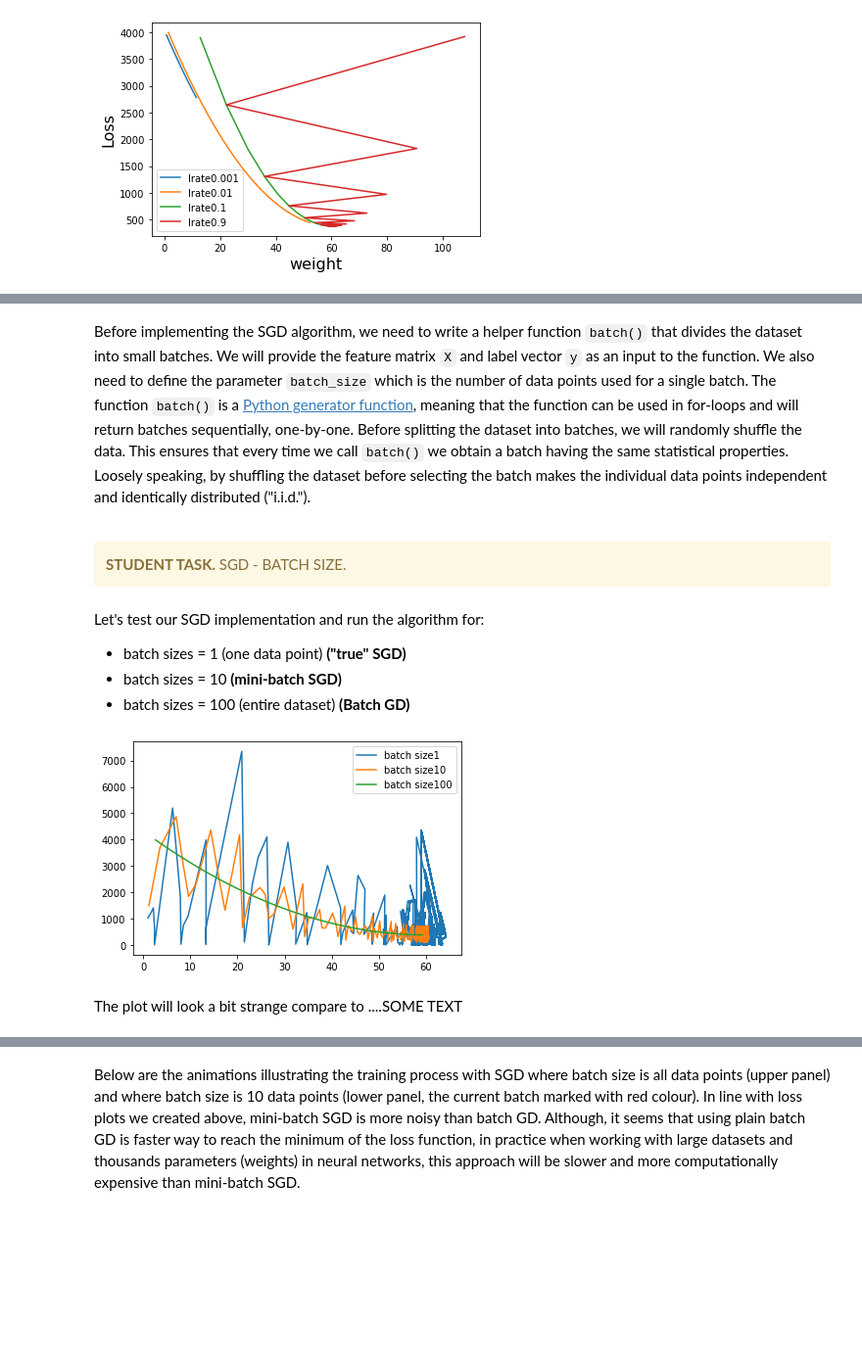
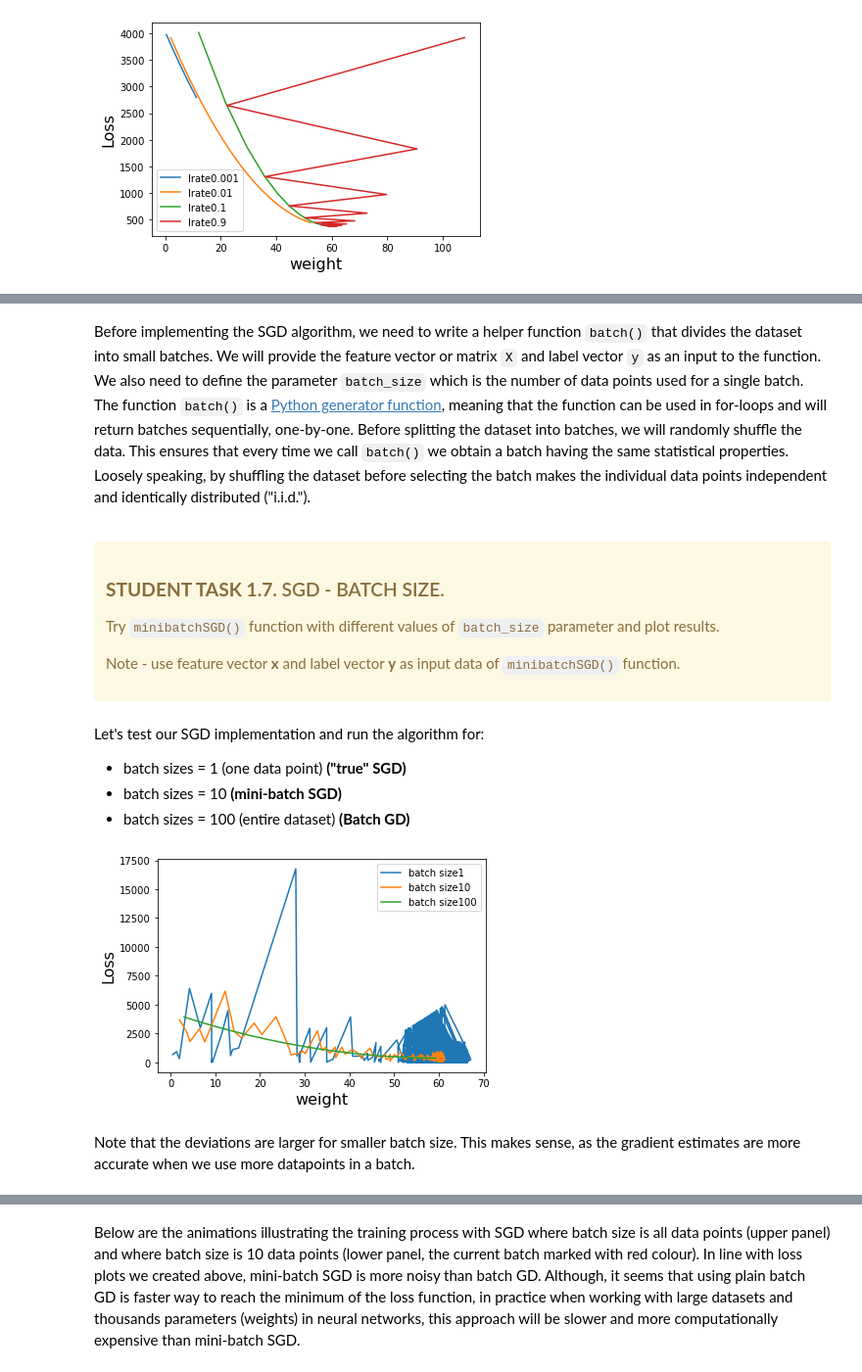
Before and after one commit to alexjungaalto/DeepLearningPython, a Jupyter notebook: source/Round1/Round1_SGD.ipynb, the cells around one changed output, grey strips where cells are left out. Shown at 98% size. Cells and saved outputs as stored; diff of their text form; code cells hidden in the pictures; blank space fills up the shorter version.

Commit message:
GD variants text and plots added

```diff
--- a/source/Round1/Round1_SGD.ipynb
+++ b/source/Round1/Round1_SGD.ipynb
@@ -507,5 +596,5 @@ SGD IMPL. SOME TEXT
 # %% [markdown]
-Before implementing the SGD algorithm, we need to write a helper function `batch()` that divides the dataset into small batches. We will provide the feature matrix `X` and label vector `y` as an input to the function. We also need to define the parameter `batch_size` which is the number of data points used for a single batch. The function `batch()` is a [Python generator function](https://docs.python.org/3/howto/functional.html#generators), meaning that the function can be used in for-loops and will return batches sequentially, one-by-one. Before splitting the dataset into batches, we will randomly shuffle the data. This ensures that every time we call `batch()` we obtain a batch having the same statistical properties. Loosely speaking, by shuffling the dataset before selecting the batch makes the individual data points independent and identically distributed ("i.i.d.").
+Before implementing the SGD algorithm, we need to write a helper function `batch()` that divides the dataset into small batches. We will provide the feature vector or matrix `X` and label vector `y` as an input to the function. We also need to define the parameter `batch_size` which is the number of data points used for a single batch. The function `batch()` is a [Python generator function](https://docs.python.org/3/howto/functional.html#generators), meaning that the function can be used in for-loops and will return batches sequentially, one-by-one. Before splitting the dataset into batches, we will randomly shuffle the data. This ensures that every time we call `batch()` we obtain a batch having the same statistical properties. Loosely speaking, by shuffling the dataset before selecting the batch makes the individual data points independent and identically distributed ("i.i.d.").
 # %%
 def batch(X,y,batch_size):
 
@@ -553,8 +642,12 @@ def minibatchSGD(X,y,batch_size,epochs,lrate):
     return weights, loss
 # %% [markdown]
-<a id='SGD'></a>
+<a id='St7'></a>
 <div class=" alert alert-warning">
-    <b>STUDENT TASK. </b> SGD - BATCH SIZE.
+    <h3><b>STUDENT TASK 1.7. </b> SGD - BATCH SIZE.</h3>
+
+Try `minibatchSGD()` function with different values of `batch_size` parameter and plot results.
+
+Note - use feature vector **x** and label vector **y** as input data of  `minibatchSGD()` function.
 # %% [markdown]
 Let's test our SGD implementation and run the algorithm for:
 
@@ -564,21 +657,31 @@ Let's test our SGD implementation and run the algorithm for:
 # %%
 # set epoches and learning rate
 epochs = 100
 lrate = 0.02
 
+# iterate through these values of `batch_sizes` param
 batch_sizes = [1,10,100]
-train_error = []
+# list for storing weights and loss for each batch size (length of lists len(list)=3)
+# we will use these lists later on
+weights_batches = []
+loss_batches = []
 
 # ====================== YOUR CODE HERE ====================== #
-# You can use for-loop to iterate through learning rates values.
+# You can use for-loop to iterate through `batch_sizes` values
+# and pass these values to `minibatchSGD()` function.
 # To plot the result you can use:
 #
 # plt.plot(weights, loss, label="batch size"+str(batch_size))
 # plt.legend()
 
+
 # =========================================================== #
+
+plt.xlabel("weight", fontsize=16)
+plt.ylabel("Loss", fontsize=16)
+plt.show()
 # %% [output]
-[figure, old version]
+[figure, new version]
-# %% [markdown]
-The plot will look a bit strange compare to ....SOME TEXT
+# %% [markdown]
+Note that the deviations are larger for smaller batch size. This makes sense, as the gradient estimates are more accurate when we use more datapoints in a batch.
 # %% [markdown]
```
Also changed, not shown: parts of 58 cells of this notebook, 2 other files.
